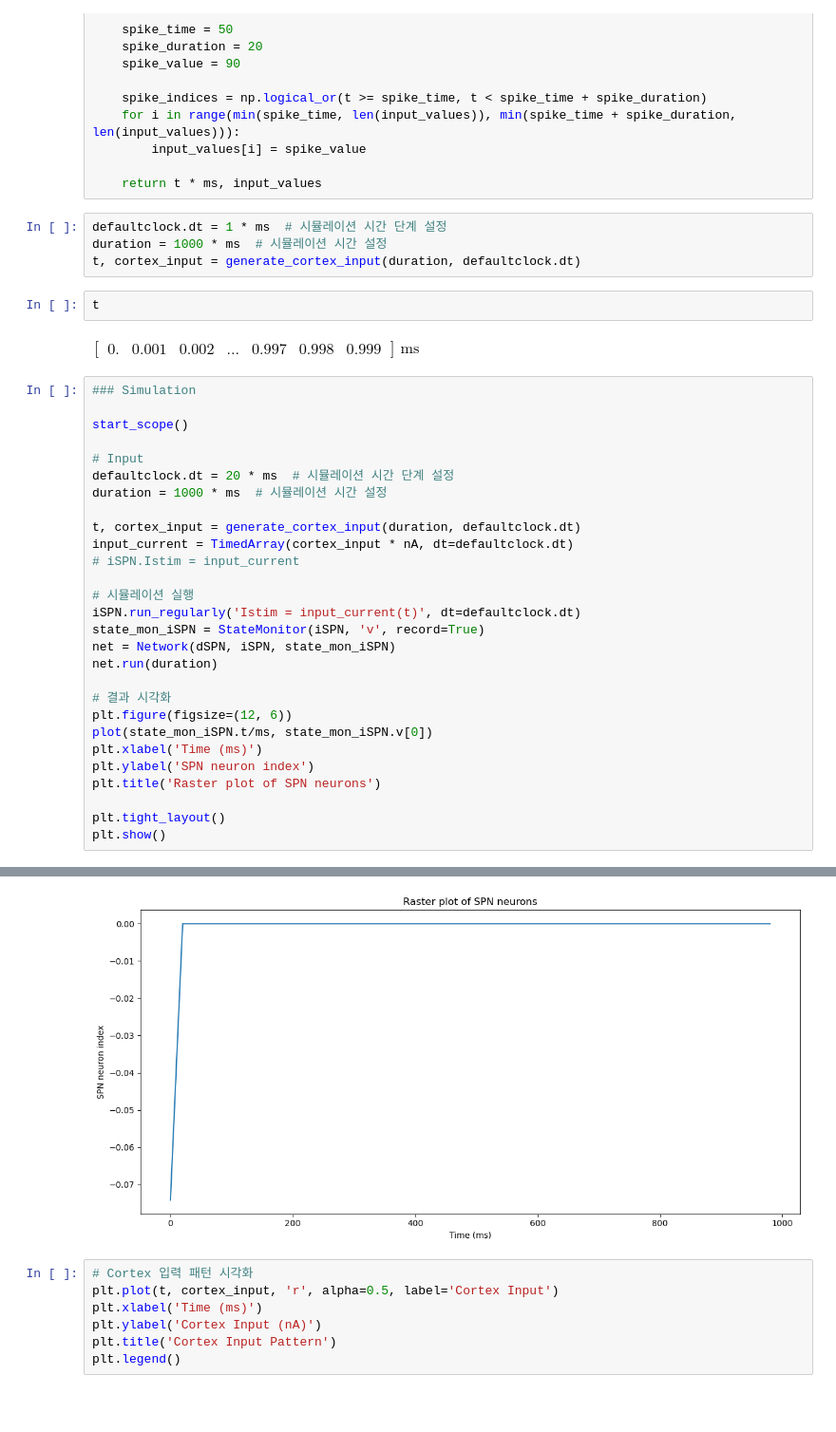
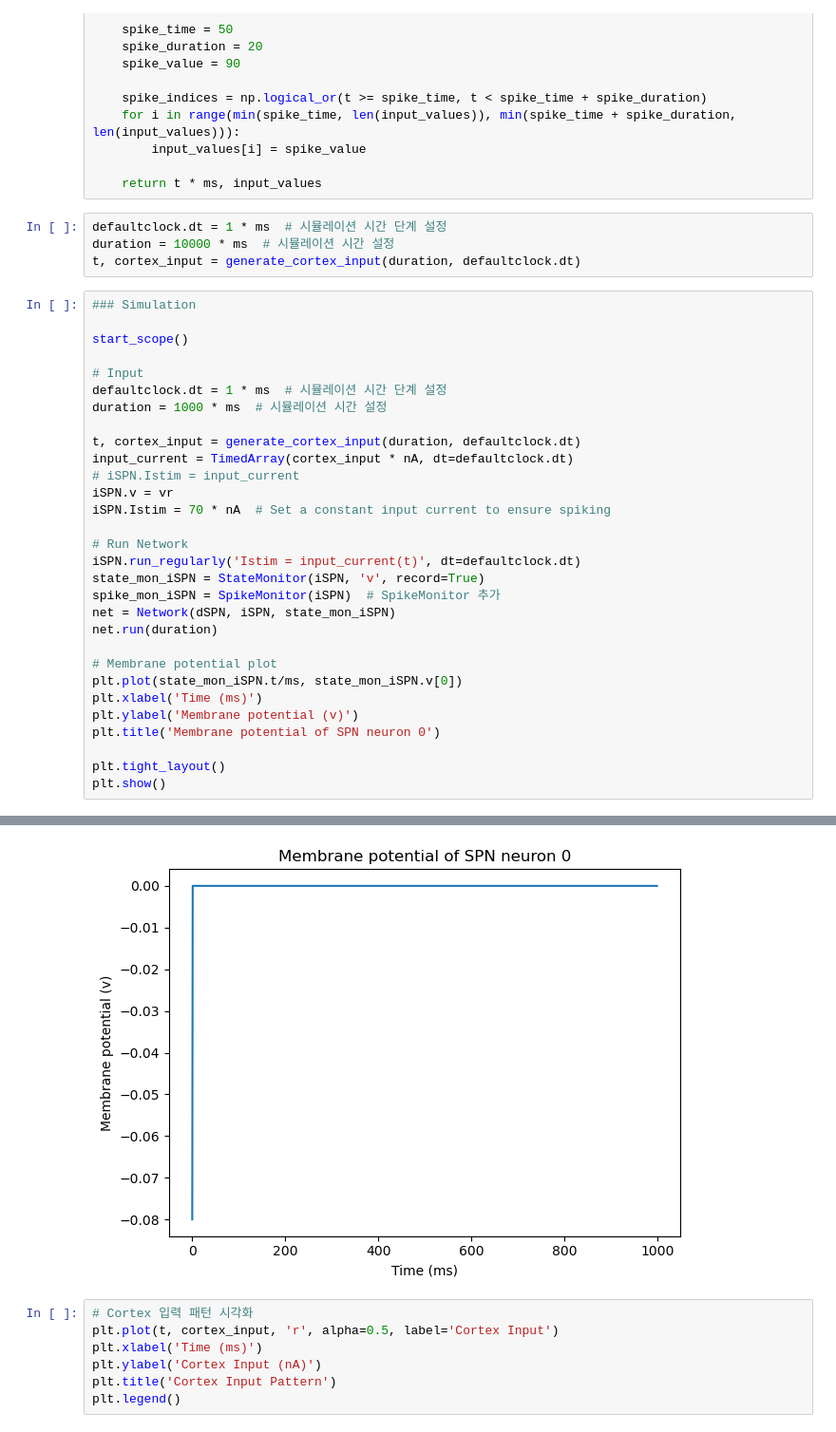
Before and after one commit to techzzt/Basal-ganglia-neuron-models, a Jupyter notebook: BG_insilico.ipynb, the cells around one changed output, grey strips where cells are left out. Shown at 95% size. Saved outputs shown, nothing was run; the diff lists cells and outputs as text; blank space fills up the shorter version.

```diff
--- a/BG_insilico.ipynb
+++ b/BG_insilico.ipynb
@@ -345,37 +348,35 @@ def generate_cortex_input(duration, dt):
     return t * ms, input_values
 # %%
 defaultclock.dt = 1 * ms  # 시뮬레이션 시간 단계 설정
-duration = 1000 * ms  # 시뮬레이션 시간 설정
+duration = 10000 * ms  # 시뮬레이션 시간 설정
 t, cortex_input = generate_cortex_input(duration, defaultclock.dt)
-# %%
-t
-# %% [output]
-$\left[\begin{matrix}0.    & 0.001 & 0.002 & \dots & 0.997 & 0.998 & 0.999\end{matrix}\right]\,\mathrm{m}\mathrm{s}$
 # %%
 ### Simulation
 
 start_scope()
 
 # Input
-defaultclock.dt = 20 * ms  # 시뮬레이션 시간 단계 설정
+defaultclock.dt = 1 * ms  # 시뮬레이션 시간 단계 설정
 duration = 1000 * ms  # 시뮬레이션 시간 설정
 
 t, cortex_input = generate_cortex_input(duration, defaultclock.dt)
 input_current = TimedArray(cortex_input * nA, dt=defaultclock.dt)
 # iSPN.Istim = input_current
+iSPN.v = vr
+iSPN.Istim = 70 * nA  # Set a constant input current to ensure spiking
 
-# 시뮬레이션 실행
+# Run Network
 iSPN.run_regularly('Istim = input_current(t)', dt=defaultclock.dt)
 state_mon_iSPN = StateMonitor(iSPN, 'v', record=True)
+spike_mon_iSPN = SpikeMonitor(iSPN)  # SpikeMonitor 추가
 net = Network(dSPN, iSPN, state_mon_iSPN)
 net.run(duration)
 
-# 결과 시각화
-plt.figure(figsize=(12, 6))
-plot(state_mon_iSPN.t/ms, state_mon_iSPN.v[0])
+# Membrane potential plot
+plt.plot(state_mon_iSPN.t/ms, state_mon_iSPN.v[0])
 plt.xlabel('Time (ms)')
-plt.ylabel('SPN neuron index')
-plt.title('Raster plot of SPN neurons')
+plt.ylabel('Membrane potential (v)')
+plt.title('Membrane potential of SPN neuron 0')
 
 plt.tight_layout()
 plt.show()
@@ -390,14 +391,14 @@ WARNING    'v' is an internal variable of group 'neurongroup_1', but also exists
 WARNING    'vr' is an internal variable of group 'neurongroup_1', but also exists in the run namespace with the value -80. * mvolt. The internal variable will be used. [brian2.groups.group.Group.resol ...
 WARNING    'vt' is an internal variable of group 'neurongroup_1', but also exists in the run namespace with the value -29.7 * mvolt. The internal variable will be used. [brian2.groups.group.Group.reso ...
 WARNING    'Ispon' is an internal variable of group 'neurongroup_2', but also exists in the run namespace with the value 0. * volt. The internal variable will be used. [brian2.groups.group.Group.resol ...
 WARNING    'a' is an internal variable of group 'neurongroup_2', but also exists in the run namespace with the value 10. * usecond. The internal variable will be used. [brian2.groups.group.Group.resol ...
 WARNING    'b' is an internal variable of group 'neurongroup_2', but also exists in the run namespace with the value -20. * msecond. The internal variable will be used. [brian2.groups.group.Group.reso ...
 ... (7 lines left out)
 WARNING    'c' is an internal variable of group 'neurongroup_1', but also exists in the run namespace with the value -55. * mvolt. The internal variable will be used. [brian2.groups.group.Group.resolv ...
 WARNING    'd' is an internal variable of group 'neurongroup_1', but also exists in the run namespace with the value 91. * volt / second. The internal variable will be used. [brian2.groups.group.Group ...
 WARNING    'c' is an internal variable of group 'neurongroup_2', but also exists in the run namespace with the value -55. * mvolt. The internal variable will be used. [brian2.groups.group.Group.resolv ...
 WARNING    'd' is an internal variable of group 'neurongroup_2', but also exists in the run namespace with the value 91. * volt / second. The internal variable will be used. [brian2.groups.group.Group ...
-[figure, old version]
+[figure, new version]
 # %%
 # Cortex 입력 패턴 시각화
 plt.plot(t, cortex_input, 'r', alpha=0.5, label='Cortex Input')
```
Also changed, not shown: parts of 3 cells of this notebook.
